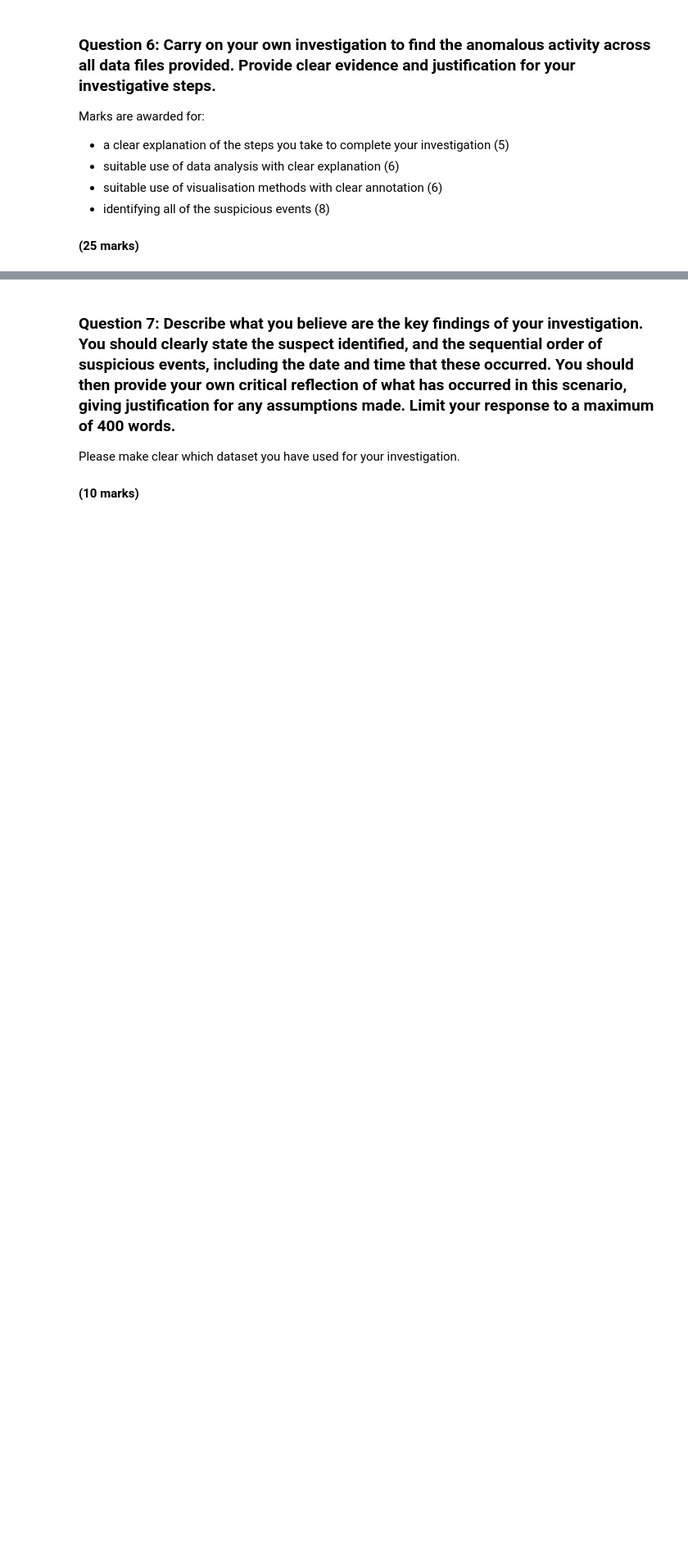
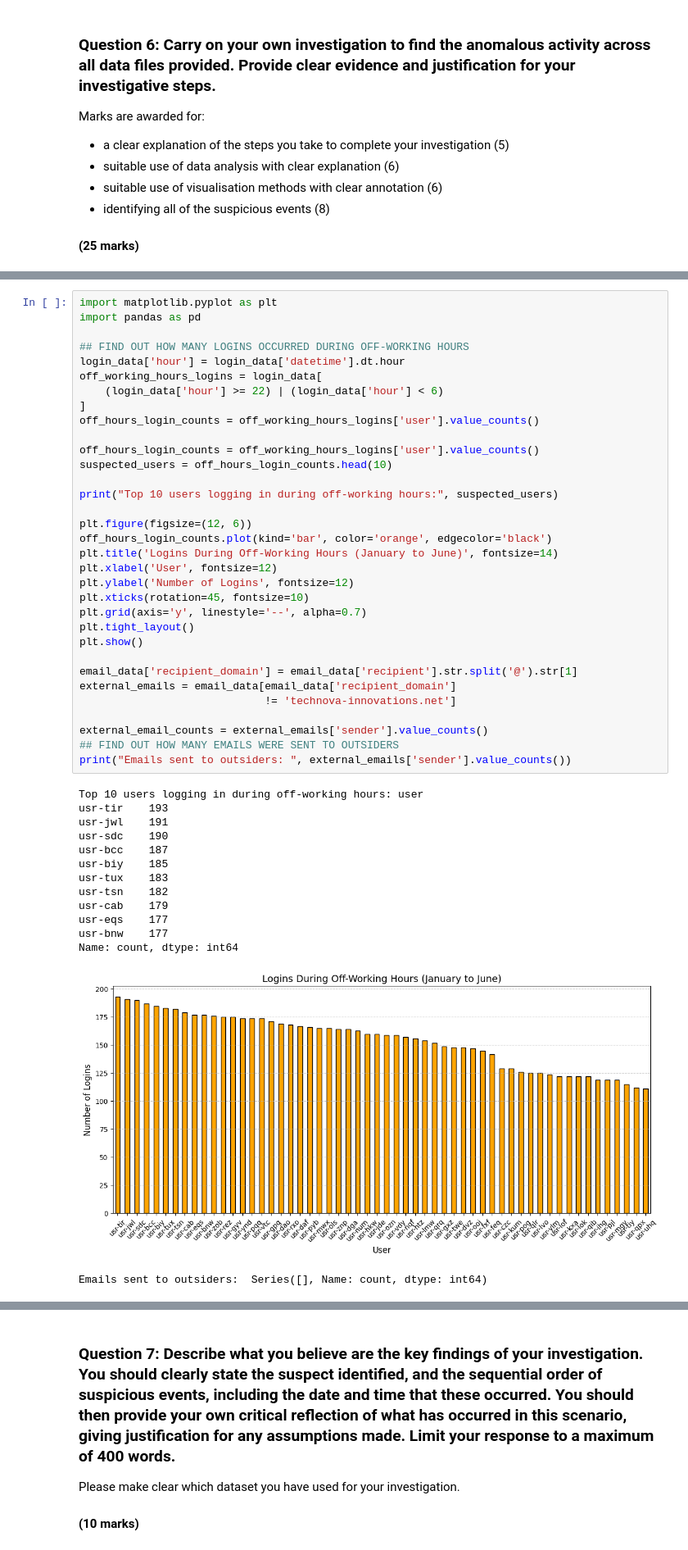
Before and after one commit to DuyTek/SDAV-Portfolio, a Jupyter notebook: 24072181_PART3.ipynb, the cells around one changed output, grey strips where cells are left out. Shown at 82% size. Saved outputs shown, nothing was run; the diff lists cells and outputs as text; blank space fills up the shorter version.

```diff
--- a/UFCFEL-15-3-part3-student.ipynb
+++ b/24072181_PART3.ipynb
@@ -397,0 +383,48 @@ Marks are awarded for:
+# %%
+import matplotlib.pyplot as plt
+import pandas as pd
+
+## FIND OUT HOW MANY LOGINS OCCURRED DURING OFF-WORKING HOURS
+login_data['hour'] = login_data['datetime'].dt.hour
+off_working_hours_logins = login_data[
+    (login_data['hour'] >= 22) | (login_data['hour'] < 6)
+]
+off_hours_login_counts = off_working_hours_logins['user'].value_counts()
+
+off_hours_login_counts = off_working_hours_logins['user'].value_counts()
+suspected_users = off_hours_login_counts.head(10)
+
+print("Top 10 users logging in during off-working hours:", suspected_users)
+
+plt.figure(figsize=(12, 6))
+off_hours_login_counts.plot(kind='bar', color='orange', edgecolor='black')
+plt.title('Logins During Off-Working Hours (January to June)', fontsize=14)
+plt.xlabel('User', fontsize=12)
+plt.ylabel('Number of Logins', fontsize=12)
+plt.xticks(rotation=45, fontsize=10)
+plt.grid(axis='y', linestyle='--', alpha=0.7)
+plt.tight_layout()
+plt.show()
+
+email_data['recipient_domain'] = email_data['recipient'].str.split('@').str[1]
+external_emails = email_data[email_data['recipient_domain']
+                             != 'technova-innovations.net']
+
+external_email_counts = external_emails['sender'].value_counts()
+## FIND OUT HOW MANY EMAILS WERE SENT TO OUTSIDERS
+print("Emails sent to outsiders: ", external_emails['sender'].value_counts())
+# %% [output]
+Top 10 users logging in during off-working hours: user
+usr-tir    193
+usr-jwl    191
+usr-sdc    190
+usr-bcc    187
+usr-biy    185
+usr-tux    183
+usr-tsn    182
+usr-cab    179
+usr-eqs    177
+usr-bnw    177
+Name: count, dtype: int64
+[figure, added]
+Emails sent to outsiders:  Series([], Name: count, dtype: int64)
```
Also changed, not shown: parts of 15 cells of this notebook.
